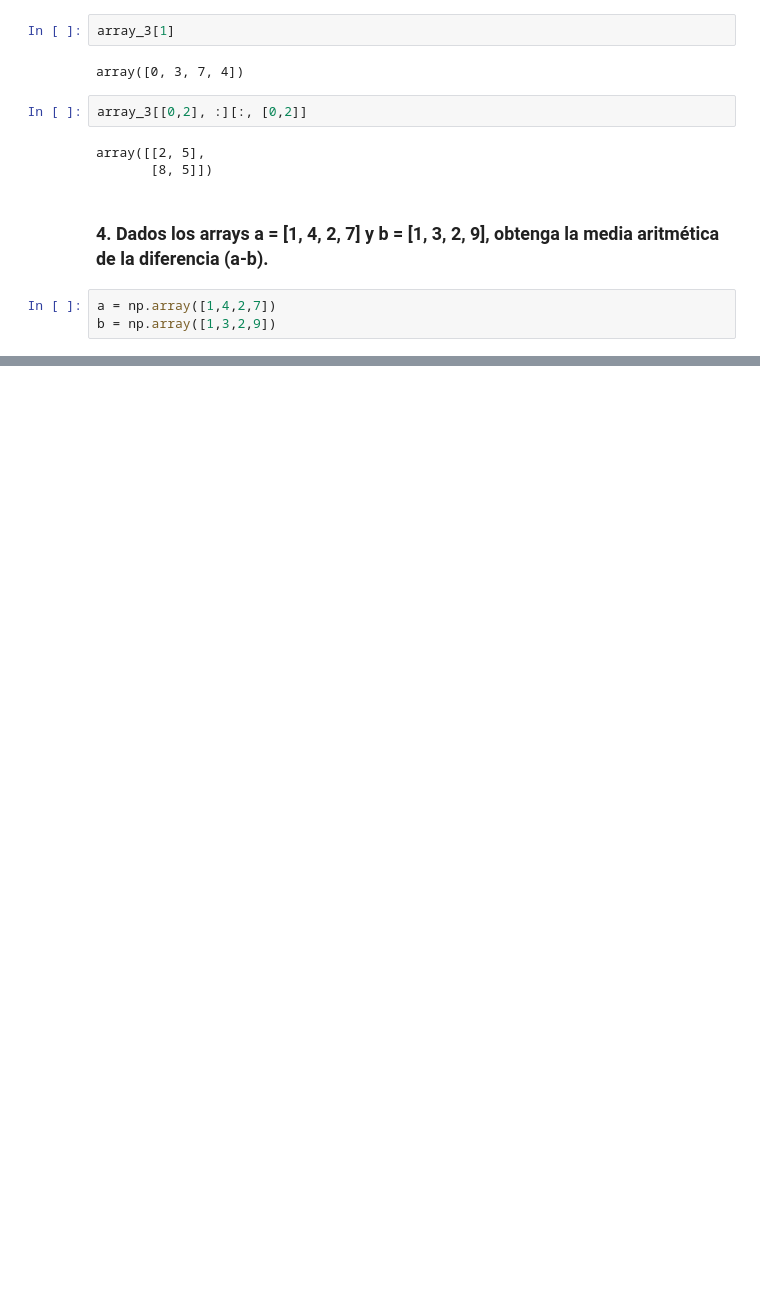
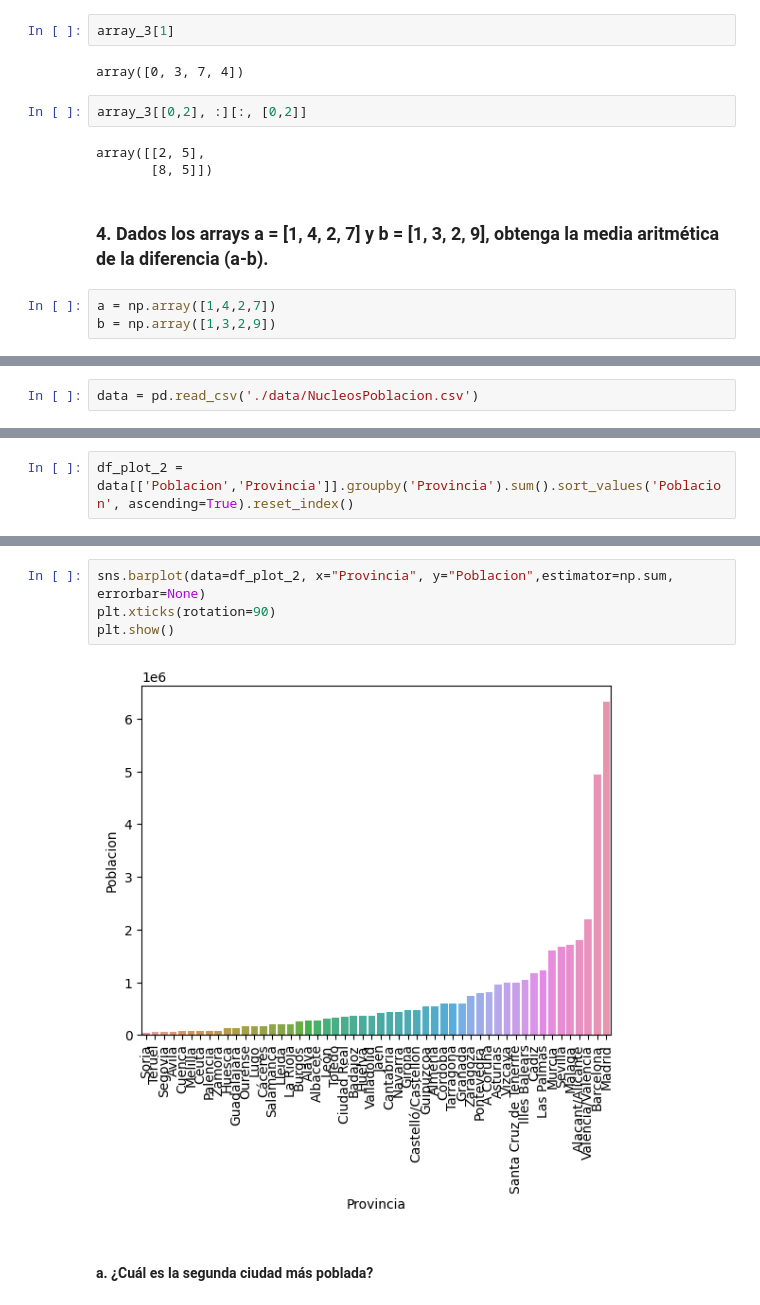
Before and after one commit to am23006810/CienciaDeDatosEnPython-Lab03, a Jupyter notebook: lab03.ipynb, the cells around one changed output, grey strips where cells are left out. Cells and saved outputs as stored; diff of their text form; blank space fills up the shorter version.

```diff
--- a/lab03.ipynb
+++ b/lab03.ipynb
@@ -65,0 +105,2 @@ np.mean(a-b)
+# %%
+data = pd.read_csv('./data/NucleosPoblacion.csv')
@@ -65,0 +124,2 @@ np.mean(a-b)
+# %%
+df_plot_2 = data[['Poblacion','Provincia']].groupby('Provincia').sum().sort_values('Poblacion', ascending=True).reset_index()
@@ -65,0 +146,8 @@ np.mean(a-b)
+# %%
+sns.barplot(data=df_plot_2, x="Provincia", y="Poblacion",estimator=np.sum, errorbar=None)
+plt.xticks(rotation=90)
+plt.show()
+# %% [output]
+[figure, added]
+# %% [markdown]
+#### a. ¿Cuál es la segunda ciudad más poblada?
```
Also changed, not shown: parts of 54 cells of this notebook, 1 other file.
